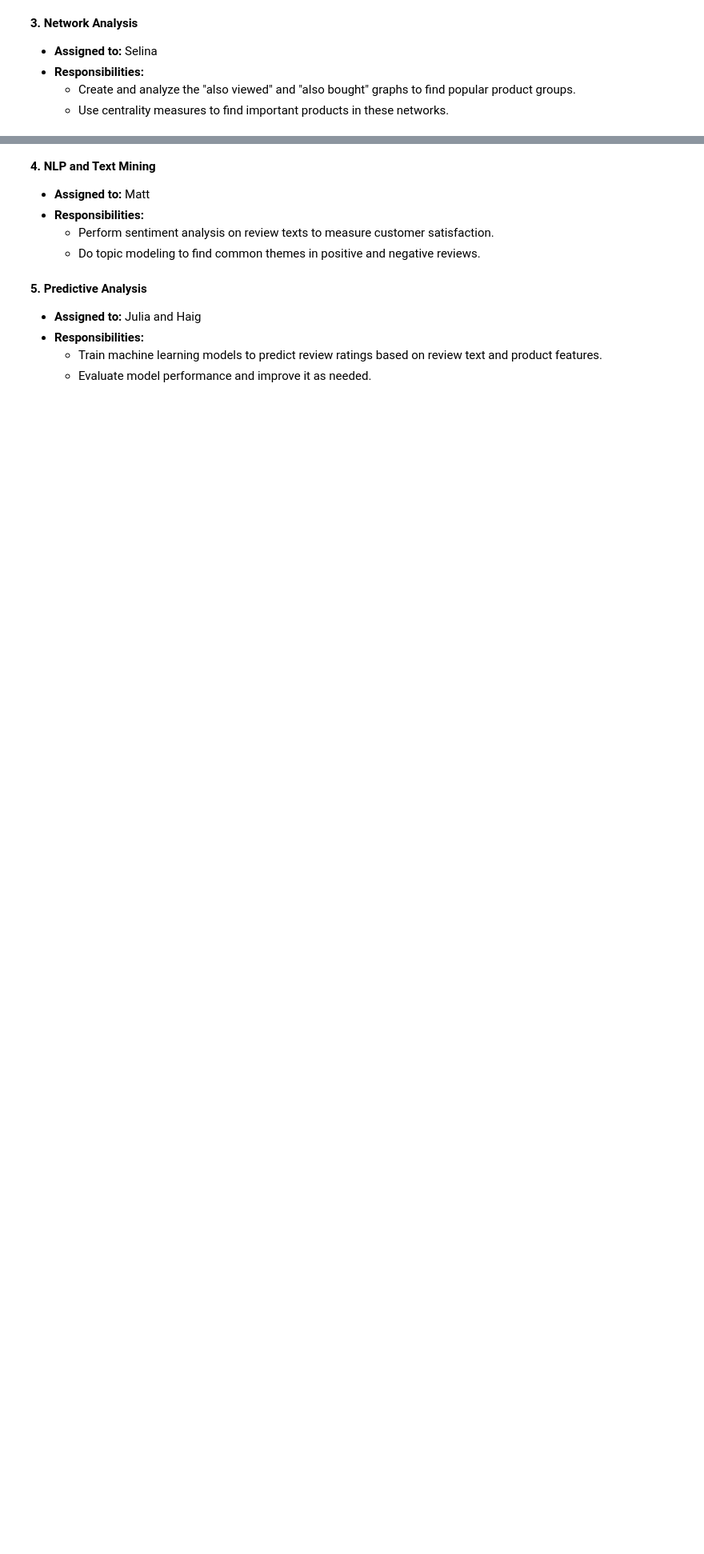
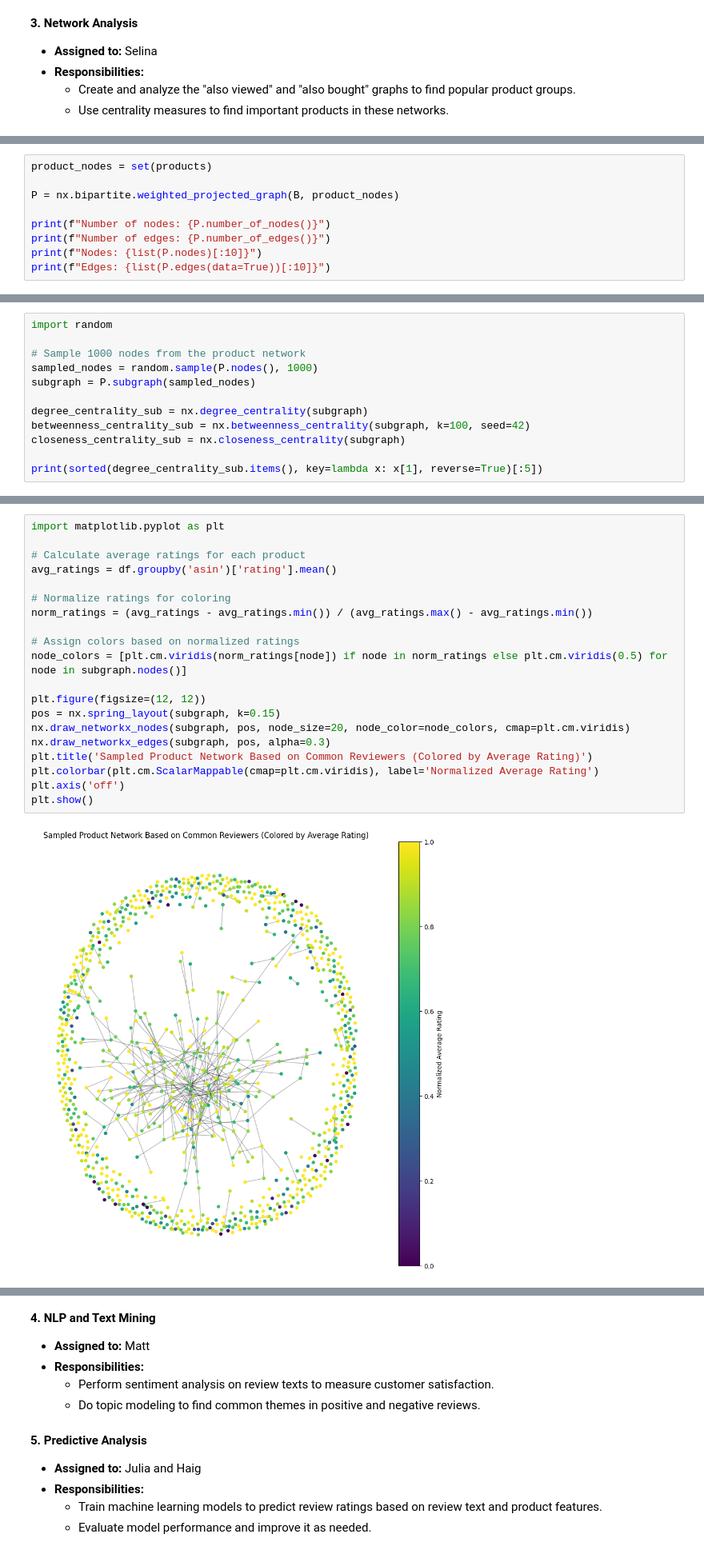
Before and after one commit to hbedros/data620-final-project, a Jupyter notebook: main.ipynb, the cells around one changed output, grey strips where cells are left out. Shown at 80% size. Saved outputs shown, nothing was run; the diff lists cells and outputs as text; blank space fills up the shorter version.

Commit message:
Added Network Analysis

```diff
--- a/main.ipynb
+++ b/main.ipynb
@@ -270,0 +309,9 @@ for i, product in enumerate(top_5_products, 1):
+# %%
+product_nodes = set(products)
+
+P = nx.bipartite.weighted_projected_graph(B, product_nodes)
+
+print(f"Number of nodes: {P.number_of_nodes()}")
+print(f"Number of edges: {P.number_of_edges()}")
+print(f"Nodes: {list(P.nodes)[:10]}")
+print(f"Edges: {list(P.edges(data=True))[:10]}")
@@ -270,0 +327,12 @@ for i, product in enumerate(top_5_products, 1):
+# %%
+import random
+
+# Sample 1000 nodes from the product network
+sampled_nodes = random.sample(P.nodes(), 1000)
+subgraph = P.subgraph(sampled_nodes)
+
+degree_centrality_sub = nx.degree_centrality(subgraph)
+betweenness_centrality_sub = nx.betweenness_centrality(subgraph, k=100, seed=42)
+closeness_centrality_sub = nx.closeness_centrality(subgraph)
+
+print(sorted(degree_centrality_sub.items(), key=lambda x: x[1], reverse=True)[:5])
@@ -270,0 +355,22 @@ for i, product in enumerate(top_5_products, 1):
+# %%
+import matplotlib.pyplot as plt
+
+# Calculate average ratings for each product
+avg_ratings = df.groupby('asin')['rating'].mean()
+
+# Normalize ratings for coloring
+norm_ratings = (avg_ratings - avg_ratings.min()) / (avg_ratings.max() - avg_ratings.min())
+
+# Assign colors based on normalized ratings
+node_colors = [plt.cm.viridis(norm_ratings[node]) if node in norm_ratings else plt.cm.viridis(0.5) for node in subgraph.nodes()]
+
+plt.figure(figsize=(12, 12))
+pos = nx.spring_layout(subgraph, k=0.15)
+nx.draw_networkx_nodes(subgraph, pos, node_size=20, node_color=node_colors, cmap=plt.cm.viridis)
+nx.draw_networkx_edges(subgraph, pos, alpha=0.3)
+plt.title('Sampled Product Network Based on Common Reviewers (Colored by Average Rating)')
+plt.colorbar(plt.cm.ScalarMappable(cmap=plt.cm.viridis), label='Normalized Average Rating')
+plt.axis('off')
+plt.show()
+# %% [output]
+[figure, added]
```
Also changed, not shown: parts of 18 cells of this notebook.
